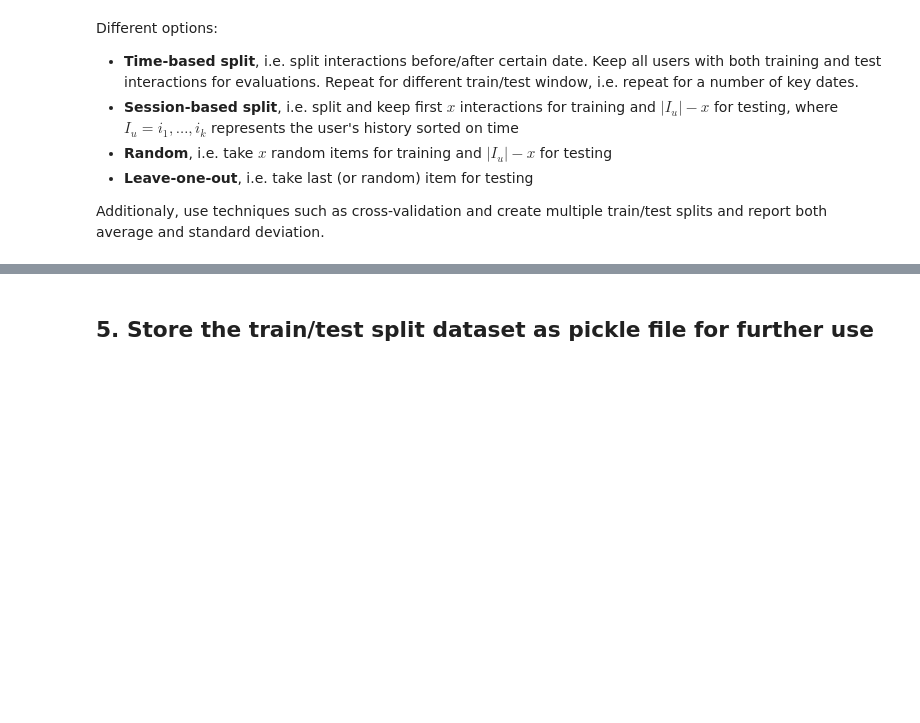
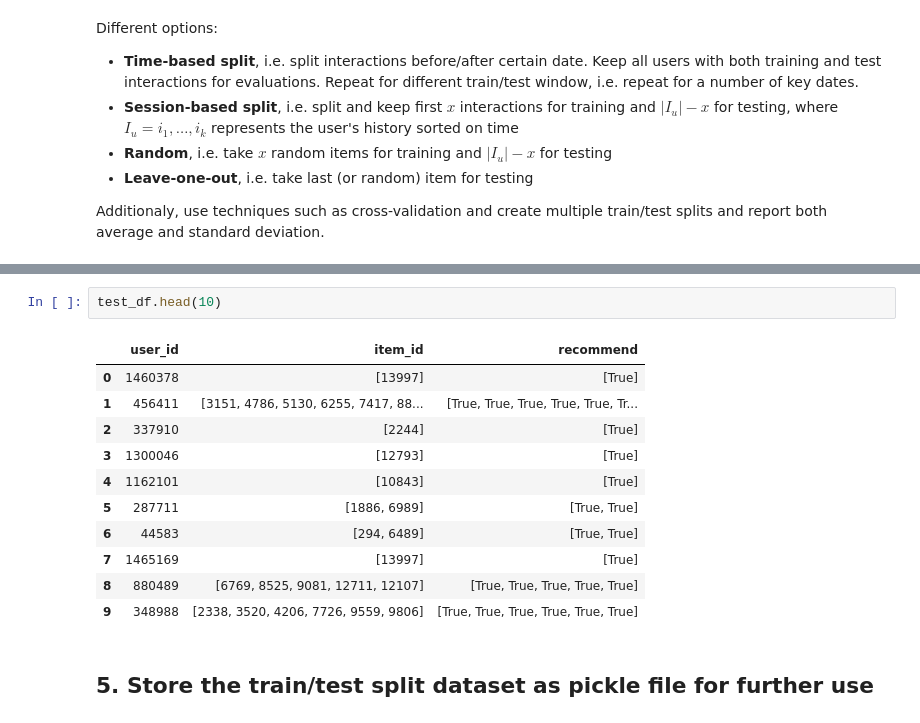
Before and after one commit to stijnrosaer/project-ai, a Jupyter notebook: notebooks/1_preprocess.ipynb, the cells around one changed output, grey strips where cells are left out. Saved outputs shown, nothing was run; the diff lists cells and outputs as text; blank space fills up the shorter version.

```diff
--- a/notebooks/1_preprocess.ipynb
+++ b/notebooks/1_preprocess.ipynb
@@ -198,3 +199,17 @@ train_df.head(10)
+# %%
+test_df.head(10)
+# %% [output]
+|  | user_id | item_id | recommend |
+| 0 | 1460378 | [13997] | [True] |
+| 1 | 456411 | [3151, 4786, 5130, 6255, 7417, 88... | [True, True, True, True, True, Tr... |
+| 2 | 337910 | [2244] | [True] |
+| 3 | 1300046 | [12793] | [True] |
+| 4 | 1162101 | [10843] | [True] |
+| 5 | 287711 | [1886, 6989] | [True, True] |
+| 6 | 44583 | [294, 6489] | [True, True] |
+| 7 | 1465169 | [13997] | [True] |
+| 8 | 880489 | [6769, 8525, 9081, 12711, 12107] | [True, True, True, True, True] |
+| 9 | 348988 | [2338, 3520, 4206, 7726, 9559, 9806] | [True, True, True, True, True, True] |
 # %% [markdown]
 ## 5. Store the train/test split dataset as pickle file for further use
 # %%
```
Also changed, not shown: parts of 2 cells of this notebook, 3 other files.
